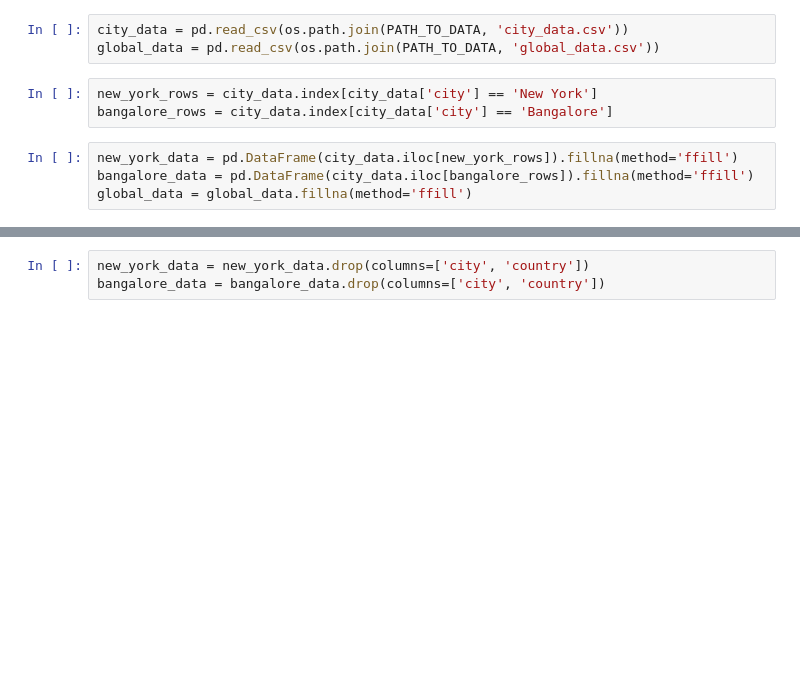
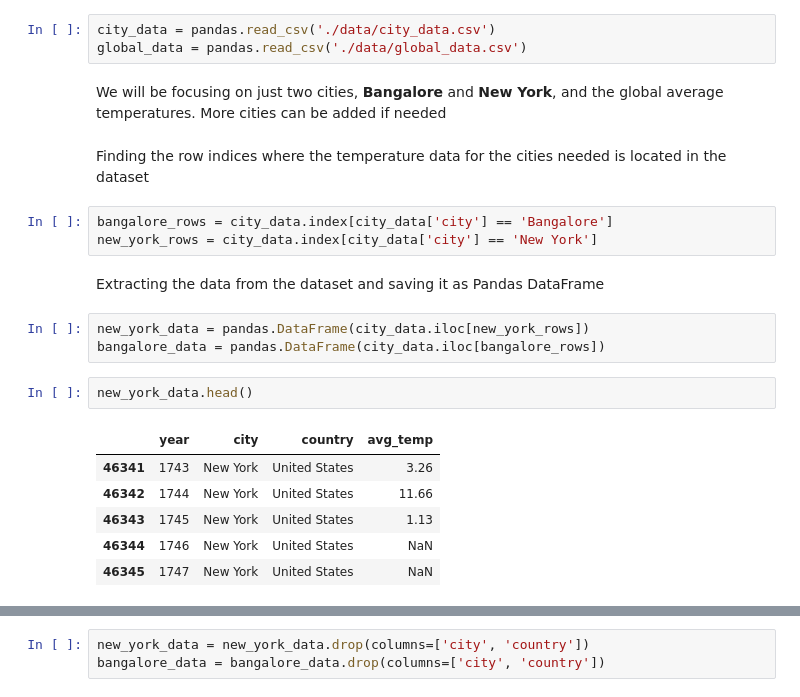
Before and after one commit to aakaashjois/Exploring-Weather-Trends, a Jupyter notebook: code.ipynb, the cells around one changed output, grey strips where cells are left out. Saved outputs shown, nothing was run; the diff lists cells and outputs as text; blank space fills up the shorter version.

```diff
--- a/code.ipynb
+++ b/code.ipynb
@@ -10,10 +16,24 @@ PATH_TO_DATA = os.path.join(os.getcwd(), 'data')
 # %%
-city_data = pd.read_csv(os.path.join(PATH_TO_DATA, 'city_data.csv'))
-global_data = pd.read_csv(os.path.join(PATH_TO_DATA, 'global_data.csv'))
+city_data = pandas.read_csv('./data/city_data.csv')
+global_data = pandas.read_csv('./data/global_data.csv')
+# %% [markdown]
+We will be focusing on just two cities, **Bangalore** and **New York**, and the global average temperatures. More cities can be added if needed
+# %% [markdown]
+Finding the row indices where the temperature data for the cities needed is located in the dataset
 # %%
+bangalore_rows = city_data.index[city_data['city'] == 'Bangalore']
 new_york_rows = city_data.index[city_data['city'] == 'New York']
-bangalore_rows = city_data.index[city_data['city'] == 'Bangalore']
+# %% [markdown]
+Extracting the data from the dataset and saving it as Pandas DataFrame
 # %%
-new_york_data = pd.DataFrame(city_data.iloc[new_york_rows]).fillna(method='ffill')
-bangalore_data = pd.DataFrame(city_data.iloc[bangalore_rows]).fillna(method='ffill')
-global_data = global_data.fillna(method='ffill')
+new_york_data = pandas.DataFrame(city_data.iloc[new_york_rows])
+bangalore_data = pandas.DataFrame(city_data.iloc[bangalore_rows])
+# %%
+new_york_data.head()
+# %% [output]
+|  | year | city | country | avg_temp |
+| 46341 | 1743 | New York | United States | 3.26 |
+| 46342 | 1744 | New York | United States | 11.66 |
+| 46343 | 1745 | New York | United States | 1.13 |
+| 46344 | 1746 | New York | United States | NaN |
+| 46345 | 1747 | New York | United States | NaN |
```
Also changed, not shown: parts of 31 cells of this notebook.
